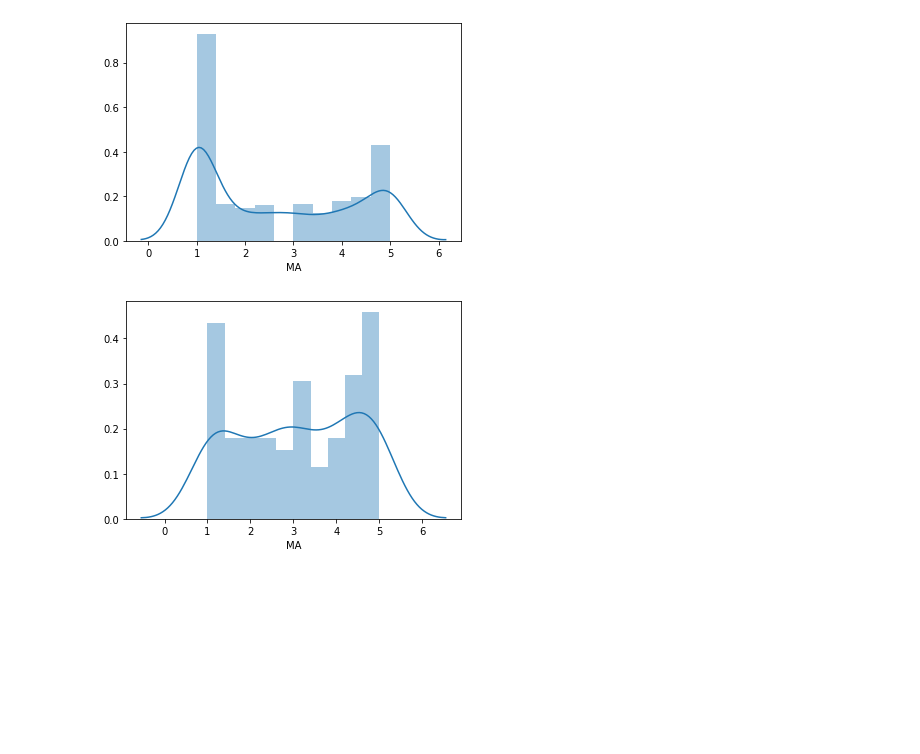
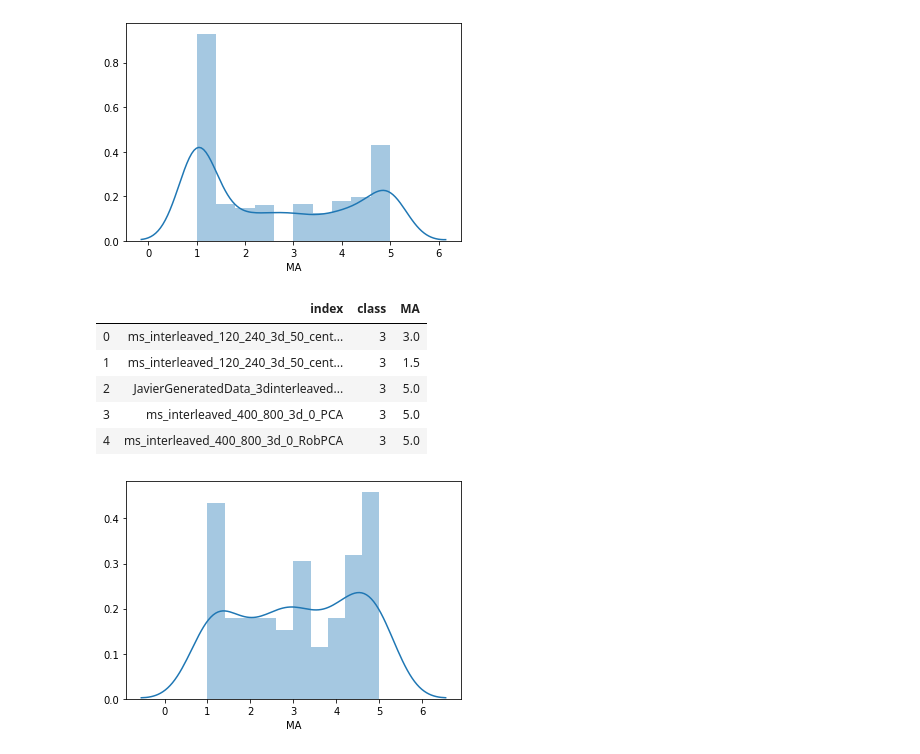
Before and after one commit to kix2mix2/SepMe, a Jupyter notebook: Jupyters/analysis/Knn Data Sampling.ipynb, the cells around one changed output. Saved outputs shown, nothing was run; the diff lists cells and outputs as text; code cells hidden in the pictures; blank space fills up the shorter version.

```diff
--- a/Jupyters/analysis/Knn Data Sampling.ipynb
+++ b/Jupyters/analysis/Knn Data Sampling.ipynb
@@ -199,8 +134,17 @@ df_human.head()
 [figure]
 # %%
 dfh = df_human.groupby('fileName').agg({'class': 'max', 'MA': 'mean'}).reset_index().sort_values(['class'])
+dfh = dfh.rename(columns = {'fileName':'index'})
 dfh = dfh.loc[dfh['class']>2,:]
 sns.distplot(dfh['MA'], bins=10)
 dfh.reset_index(drop=True, inplace=True)
+
+dfh.head()
 # %% [output]
+|  | index | class | MA |
+| 0 | ms_interleaved_120_240_3d_50_cent... | 3 | 3.0 |
+| 1 | ms_interleaved_120_240_3d_50_cent... | 3 | 1.5 |
+| 2 | JavierGeneratedData_3dinterleaved... | 3 | 5.0 |
+| 3 | ms_interleaved_400_800_3d_0_PCA | 3 | 5.0 |
+| 4 | ms_interleaved_400_800_3d_0_RobPCA | 3 | 5.0 |
 [figure]
```
Also changed, not shown: parts of 22 cells of this notebook, 2 other files.
